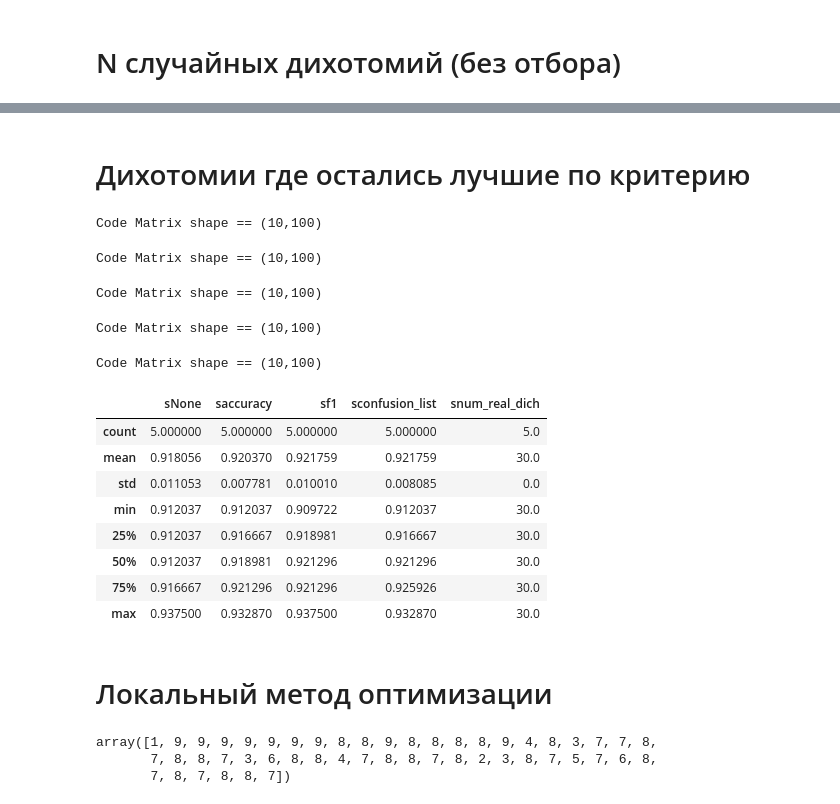
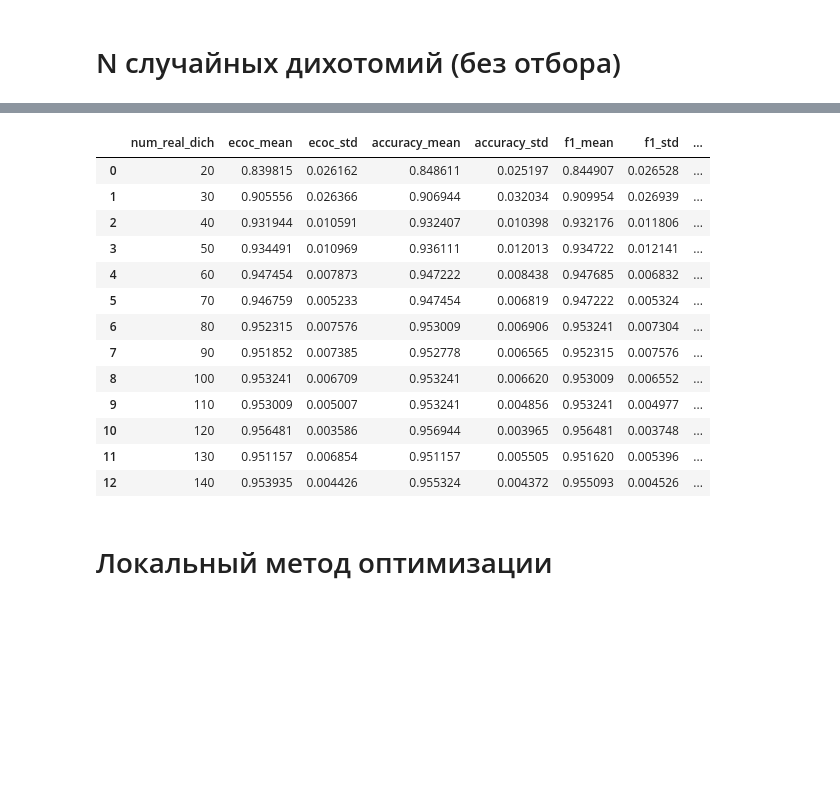
Before and after one commit to vasyarv/gap_sne, a Jupyter notebook: notebooks/experiments_ecoc_otbor.ipynb, the cells around one changed output, grey strips where cells are left out. Cells and saved outputs as stored; diff of their text form; code cells hidden in the pictures; blank space fills up the shorter version.

```diff
--- a/notebooks/experiments_ecoc_otbor.ipynb
+++ b/notebooks/experiments_ecoc_otbor.ipynb
@@ -133,53 +356,26 @@ df_attempts.describe()
-# %% [markdown]
-# Дихотомии где остались лучшие по критерию
-# %%
-attempts_data = []
-N_attempts = 5
-l = np.unique(target).size
-N = 100 # кол-во дихотомий
-num_real_dich = 30 # кол-во дихотомий которые оставляем
-wtypes = [None, 'accuracy', 'f1', 'confusion_list']
-for i in tqdm(range(N_attempts)):
-    accs = []
-    code_matrix = functions.make_random_dichs(l, N)
-    print('Code Matrix shape == ({},{})'.format(l, code_matrix.shape[1]))
-    dich_classifiers = functions.train_dichs(code_matrix, X_train, y_train,
-                                             X_test, y_test, LogisticRegression)
-
-    metric_map = np.array([d['f1'] for d in dich_classifiers])
-    top_dich = np.sort(np.argsort(metric_map)[-num_real_dich:])
-    dich_classifiers = [d for i,d in enumerate(dich_classifiers) if i in top_dich]
-    code_matrix = code_matrix.T[top_dich].T
-
-    for score_type in wtypes:
-        weight_type = None
-        preds, _ = functions.predict_all(X_val, dich_classifiers, code_matrix, score_type, weight_type)
-        acc = accuracy_score(preds, y_val)
-        accs.append(acc)
-    accs.append(num_real_dich)
-    attempts_data.append(accs)
-#             print(score_type, weight_type, accuracy_score(preds, y_val))
-# %% [output]
-Code Matrix shape == (10,100)
-Code Matrix shape == (10,100)
-Code Matrix shape == (10,100)
-Code Matrix shape == (10,100)
-Code Matrix shape == (10,100)
-# %%
-wtypes += ['num_real_dich']
-df_attempts = pd.DataFrame(attempts_data)
-df_attempts.columns = ['s{}'.format(i1) for i1 in wtypes]
-df_attempts.describe()
-# %% [output]
-|  | sNone | saccuracy | sf1 | sconfusion_list | snum_real_dich |
-| count | 5.000000 | 5.000000 | 5.000000 | 5.000000 | 5.0 |
-| mean | 0.918056 | 0.920370 | 0.921759 | 0.921759 | 30.0 |
-| std | 0.011053 | 0.007781 | 0.010010 | 0.008085 | 0.0 |
-| min | 0.912037 | 0.912037 | 0.909722 | 0.912037 | 30.0 |
-| 25% | 0.912037 | 0.916667 | 0.918981 | 0.916667 | 30.0 |
-| 50% | 0.912037 | 0.918981 | 0.921296 | 0.921296 | 30.0 |
-| 75% | 0.916667 | 0.921296 | 0.921296 | 0.925926 | 30.0 |
-| max | 0.937500 | 0.932870 | 0.937500 | 0.932870 | 30.0 |
+# %%
+cols = ['ecoc', 'accuracy', 'f1', 'confusion_list', 'num_real_dich']
+df_attempts = pd.DataFrame(attempts_data, columns=cols)
+
+gb = df_attempts.groupby('num_real_dich').agg(['mean', 'std'])
+gb.columns = ['_'.join(col).strip() for col in gb.columns.values]
+gb = gb.reset_index()
+gb
+# %% [output]
+|  | num_real_dich | ecoc_mean | ecoc_std | accuracy_mean | accuracy_std | f1_mean | f1_std | ... |
+| 0 | 20 | 0.839815 | 0.026162 | 0.848611 | 0.025197 | 0.844907 | 0.026528 | ... |
+| 1 | 30 | 0.905556 | 0.026366 | 0.906944 | 0.032034 | 0.909954 | 0.026939 | ... |
+| 2 | 40 | 0.931944 | 0.010591 | 0.932407 | 0.010398 | 0.932176 | 0.011806 | ... |
+| 3 | 50 | 0.934491 | 0.010969 | 0.936111 | 0.012013 | 0.934722 | 0.012141 | ... |
+| 4 | 60 | 0.947454 | 0.007873 | 0.947222 | 0.008438 | 0.947685 | 0.006832 | ... |
+| 5 | 70 | 0.946759 | 0.005233 | 0.947454 | 0.006819 | 0.947222 | 0.005324 | ... |
+| 6 | 80 | 0.952315 | 0.007576 | 0.953009 | 0.006906 | 0.953241 | 0.007304 | ... |
+| 7 | 90 | 0.951852 | 0.007385 | 0.952778 | 0.006565 | 0.952315 | 0.007576 | ... |
+| 8 | 100 | 0.953241 | 0.006709 | 0.953241 | 0.006620 | 0.953009 | 0.006552 | ... |
+| 9 | 110 | 0.953009 | 0.005007 | 0.953241 | 0.004856 | 0.953241 | 0.004977 | ... |
+| 10 | 120 | 0.956481 | 0.003586 | 0.956944 | 0.003965 | 0.956481 | 0.003748 | ... |
+| 11 | 130 | 0.951157 | 0.006854 | 0.951157 | 0.005505 | 0.951620 | 0.005396 | ... |
+| 12 | 140 | 0.953935 | 0.004426 | 0.955324 | 0.004372 | 0.955093 | 0.004526 | ... |
 # %% [markdown]
 # Локальный метод оптимизации
 # %%
@@ -218,9 +414,2 @@ code_matrix = functions.make_code_matrix_local(l, 50, score_function, 0)
-# %%
-code_matrix.T.sum()
-code_matrix.sum(axis=0)
-# %% [output]
-array([1, 9, 9, 9, 9, 9, 9, 9, 8, 8, 9, 8, 8, 8, 8, 9, 4, 8, 3, 7, 7, 8,
-       7, 8, 8, 7, 3, 6, 8, 8, 4, 7, 8, 8, 7, 8, 2, 3, 8, 7, 5, 7, 6, 8,
-       7, 8, 7, 8, 8, 7])
 # %%
 attempts_data = []
```
Also changed, not shown: parts of 36 cells of this notebook.
